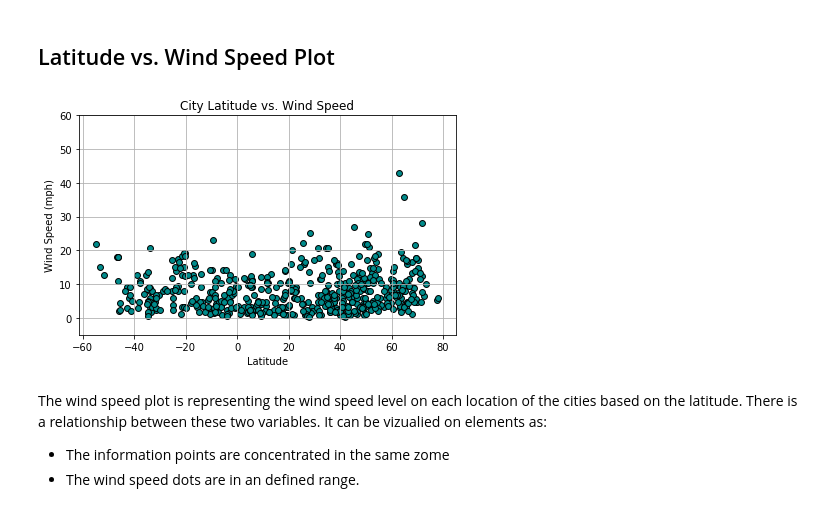
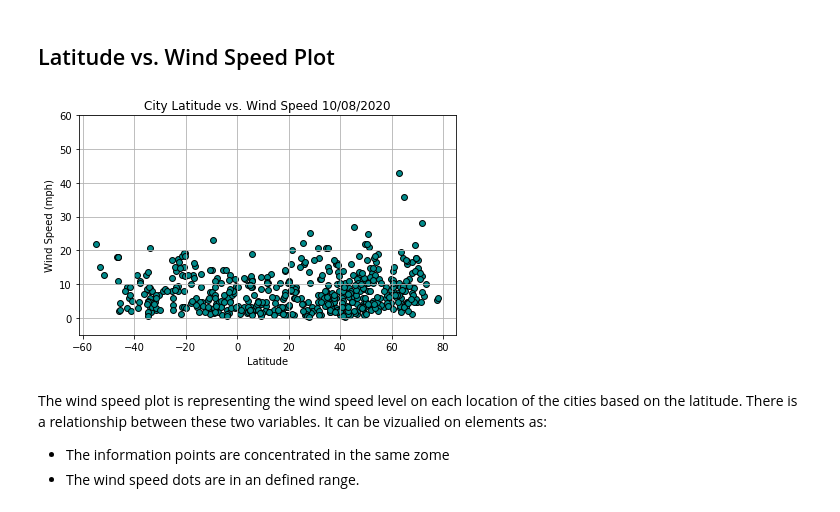
Before and after one commit to manuelamc14/api-demostrations, a Jupyter notebook: WeatherPy/WeatherPy.ipynb, the cells around one changed output. Saved outputs shown, nothing was run; the diff lists cells and outputs as text; code cells hidden in the pictures.

```diff
--- a/WeatherPy/WeatherPy.ipynb
+++ b/WeatherPy/WeatherPy.ipynb
@@ -262,13 +262,13 @@ The cloudiness plot is representing the cloudiness level on each location of the
 # %%
 wind_plot = organized_cities_temperature_df.plot(kind='scatter', x="Lat", y="Wind Speed", marker="o", c="darkcyan", grid=True, s=35, edgecolor = "black")
 wind_plot.set_ylabel("Wind Speed (mph)")
 wind_plot.set_xlabel("Latitude")
-wind_plot.set_title("City Latitude vs. Wind Speed")
+wind_plot.set_title("City Latitude vs. Wind Speed 10/08/2020")
 plt.ylim(-5, 60)
 plt.tight_layout()
 plt.savefig("Images/wind_speed.png")
 # %% [output]
-[figure, old version]
+[figure, new version]
 # %% [markdown]
 The wind speed plot is representing the wind speed level on each location of the cities based on the latitude. There is a relationship between these two variables. It can be vizualied on elements as:
  - The information points are concentrated in the same zome
```
Also changed, not shown: parts of 4 cells of this notebook.
